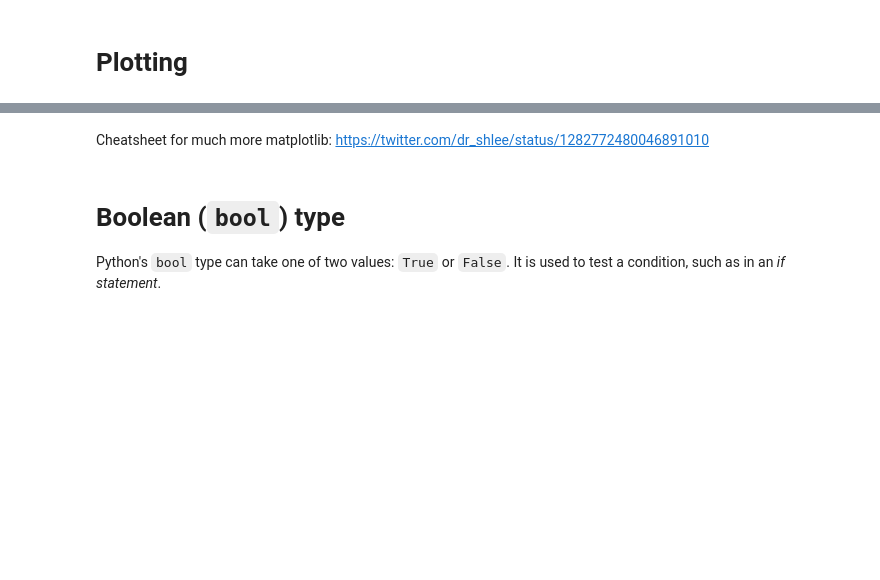
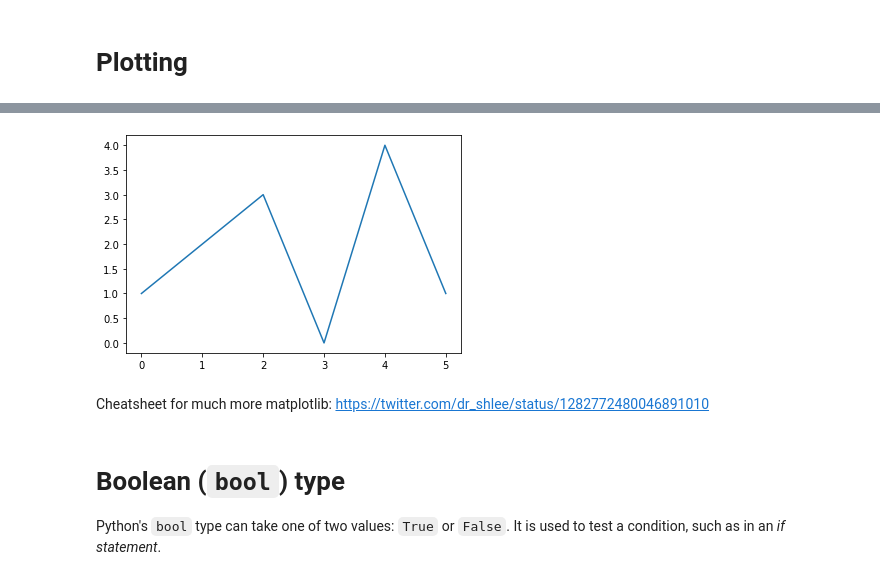
Before and after one commit to yonic1990/pm21-ox, a Jupyter notebook: lectures/lecture-02/Scopes, Types, etc.ipynb, the cells around one changed output, grey strips where cells are left out. Saved outputs shown, nothing was run; the diff lists cells and outputs as text; code cells hidden in the pictures; blank space fills up the shorter version.

```diff
--- a/lectures/lecture-02/Scopes, Types, etc.ipynb
+++ b/lectures/lecture-02/Scopes, Types, etc.ipynb
@@ -421,3 +645,5 @@ plt.plot(x,y);
 # %%
-x=[1,2,3,0,4,1]
+y=[1,2,3,0,4,1]
 plt.plot(y);
+# %% [output]
+[figure, added]
```
Also changed, not shown: parts of 106 cells of this notebook.
